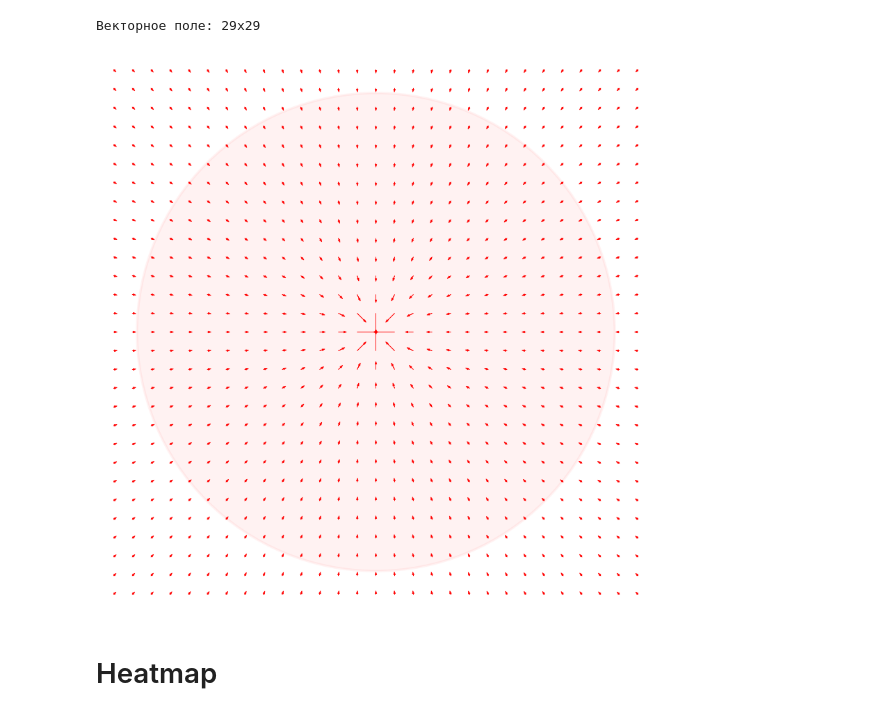
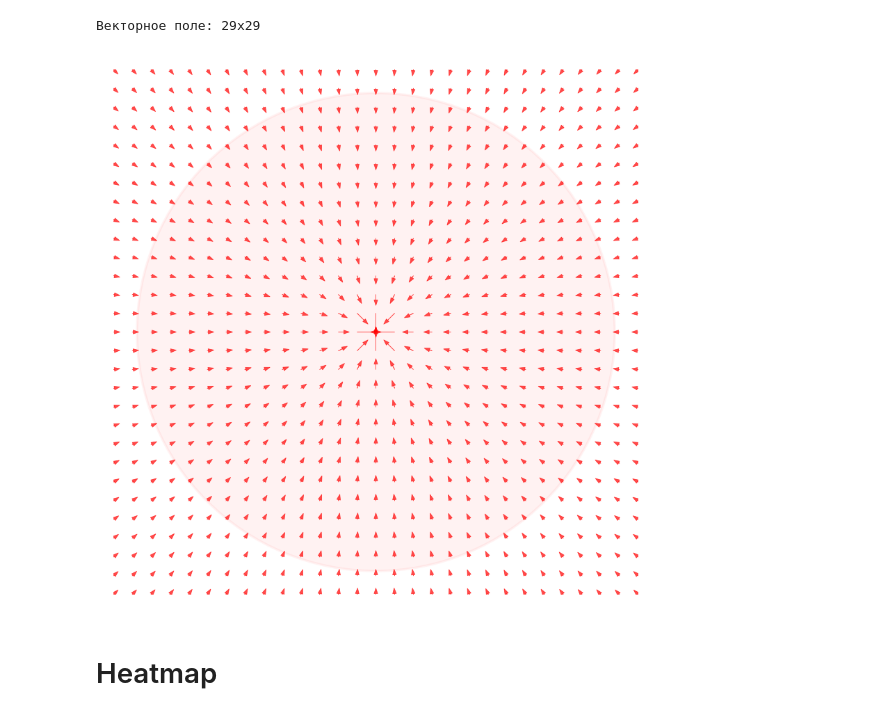
Before and after one commit to sqeezelemon/itmo-physics, a Jupyter notebook: modeling1/18.ipynb, the cells around one changed output. Drawn from its saved outputs; the diff is of its cells as text; code cells hidden in the pictures.

```diff
--- a/modeling1/18.ipynb
+++ b/modeling1/18.ipynb
@@ -49,11 +50,12 @@ plt.show()
 # %% [markdown]
 # 2 - Векторное поле
 # %%
-r = 7000000
 step = 500000
 basearrowlen = 0.05
+xlim = (-7000000, 7000000)
+ylim = (-7000000, 7000000)
 
-print(f"Векторное поле: {2*r//step + 1}x{2*r//step + 1}")
+print(f"Векторное поле: {(xlim[1]-xlim[0])//step + 1}x{(ylim[1]-ylim[0])//step + 1}")
 # %% [output]
 Векторное поле: 29x29
 # %%
@@ -71,26 +73,27 @@ def vec(x0: float, y0: float) -> tuple:
 # %%
 # Initial setup
 plt.figure(dpi=250)
-plt.xlim(-r, r)
-plt.ylim(-r, r)
+plt.xlim(xlim[0], xlim[1])
+plt.ylim(ylim[0], ylim[1])
 
-grid = np.mgrid[-r:(r+step):step, -r:(r+step):step]
+grid = np.mgrid[xlim[0]:(xlim[1]+step):step, ylim[0]:(ylim[1]+step):step]
 gx, gy = np.array(grid[0]).reshape(-1), np.array(grid[1]).reshape(-1)
 
 for x,y in zip(gx, gy):
     dx,dy = vec(x,y)
-    plt.arrow(x,y,dx,dy, color="r", head_width=step//10, linewidth=0.2)
+    plt.arrow(x,y,dx,dy, color="r", head_width=step//5, linewidth=0.2, alpha=0.7)
 
 # Show Earth radius if chosen radius is bigger than R_Earth
-if r >= R_Earth:
+if (xlim[0] >= R_Earth or xlim[1] >= R_Earth or
+    ylim[0] >= R_Earth or ylim[1] >= R_Earth):
     circ = plt.Circle((0,0),R_Earth, color="r", alpha=0.05)
     plt.gca().add_patch(circ)
 
-plt.gca().set_aspect('equal', adjustable='box')
+plt.gca().set_aspect(1)
 plt.axis("off")
 plt.show()
 # %% [output]
-[figure, old version]
+[figure, new version]
 # %% [markdown]
 # Heatmap
 # %%
```
Also changed, not shown: parts of 3 cells of this notebook.
